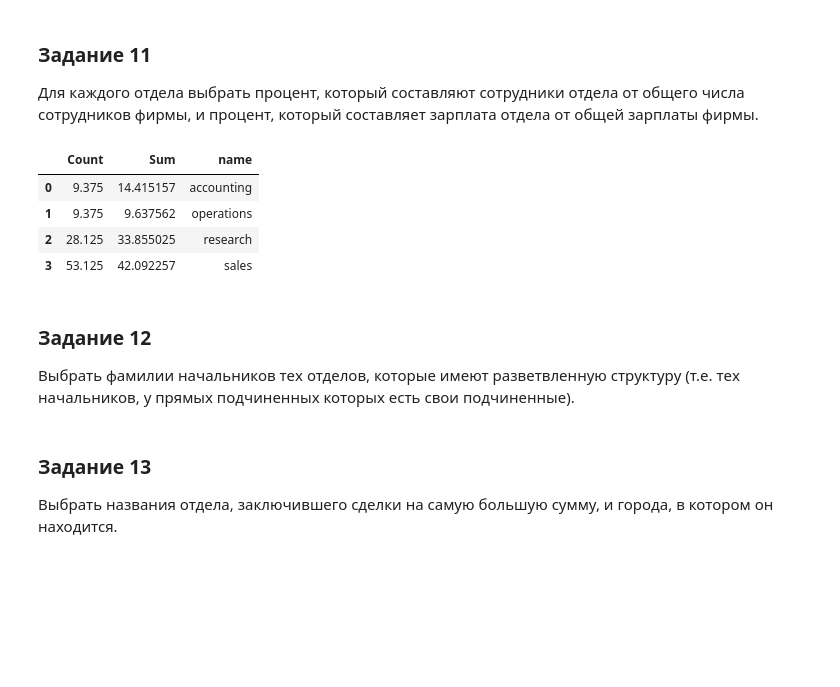
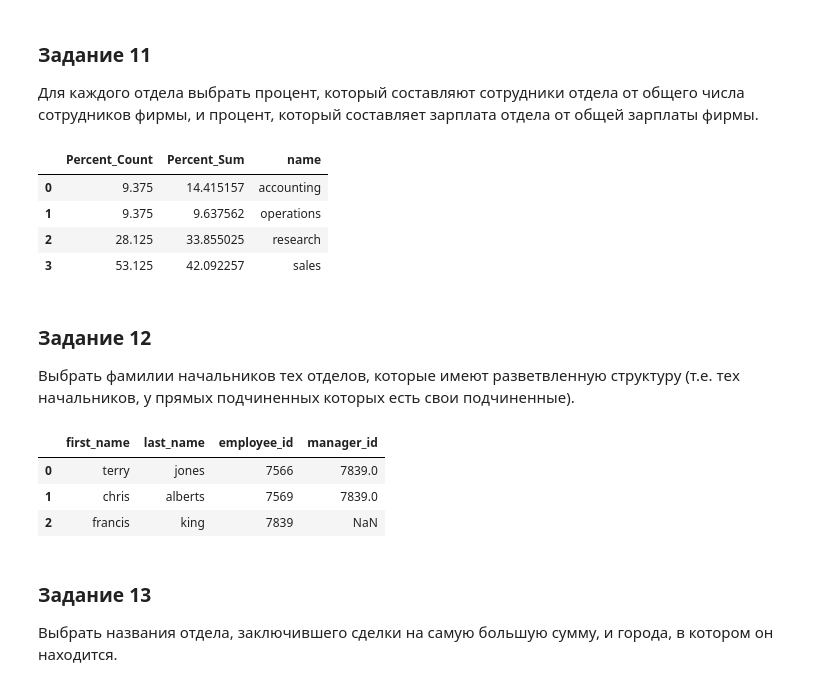
Before and after one commit to theysee/sberbank_reboot, a Jupyter notebook: Поток_3_Практика_к_занятию_5.ipynb, the cells around one changed output. Saved outputs shown, nothing was run; the diff lists cells and outputs as text; code cells hidden in the pictures; blank space fills up the shorter version.

```diff
--- a/Поток_3_Практика_к_занятию_5.ipynb
+++ b/Поток_3_Практика_к_занятию_5.ipynb
@@ -364,21 +379,21 @@ pd.read_sql_query('''
 # %%
 pd.read_sql_query('''
   SELECT
-    (COUNT(employee.employee_id)/(SELECT COUNT(employee_id) AS 'Count' FROM employee GROUP BY 'Count'))*100 AS 'Percent Count',
-    (SUM(employee.salary)/(SELECT SUM(salary) AS 'Sum' FROM employee GROUP BY 'Sum'))*100 AS 'Percent Sum',
+    (COUNT(employee.employee_id)/(SELECT COUNT(employee_id) AS 'Count' FROM employee GROUP BY 'Count'))*100 AS 'Percent_Count',
+    (SUM(employee.salary)/(SELECT SUM(salary) AS 'Sum' FROM employee GROUP BY 'Sum'))*100 AS 'Percent_Sum',
     department.name
   FROM
     department
   INNER JOIN
     employee
   ON department.department_id = employee.department_id
   GROUP BY
     department.name
   ORDER BY
     department.name
 ''', conn)
 # %% [output]
-|  | Count | Sum | name |
+|  | Percent_Count | Percent_Sum | name |
 | 0 | 9.375 | 14.415157 | accounting |
 | 1 | 9.375 | 9.637562 | operations |
 | 2 | 28.125 | 33.855025 | research |
@@ -386,6 +401,23 @@ pd.read_sql_query('''
 # %% [markdown]
 ### Задание 12
 Выбрать фамилии начальников тех отделов, которые имеют разветвленную структуру (т.е. тех начальников, у прямых подчиненных которых есть свои подчиненные).
+# %%
+pd.read_sql_query('''
+  SELECT
+    first_name,
+    last_name,
+    employee_id,
+    manager_id
+  FROM
+    employee
+  WHERE
+    employee_id IN (SELECT manager_id FROM employee WHERE employee_id IN (SELECT manager_id FROM employee GROUP BY manager_id) GROUP BY manager_id)
+''', conn)
+# %% [output]
+|  | first_name | last_name | employee_id | manager_id |
+| 0 | terry | jones | 7566 | 7839.0 |
+| 1 | chris | alberts | 7569 | 7839.0 |
+| 2 | francis | king | 7839 | NaN |
 # %% [markdown]
 ### Задание 13
 Выбрать названия отдела, заключившего сделки на самую большую сумму, и города, в котором он находится.
```
Also changed, not shown: parts of 5 cells of this notebook.
